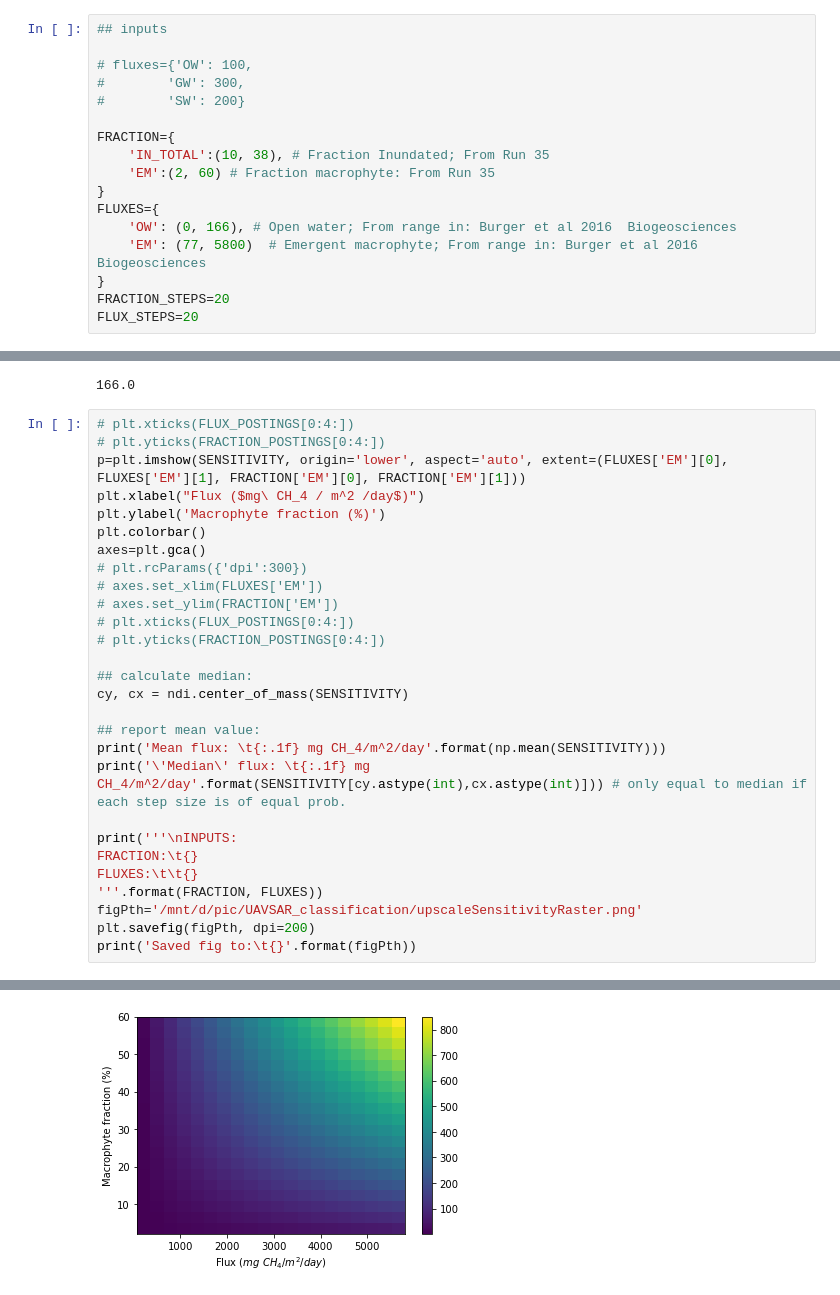
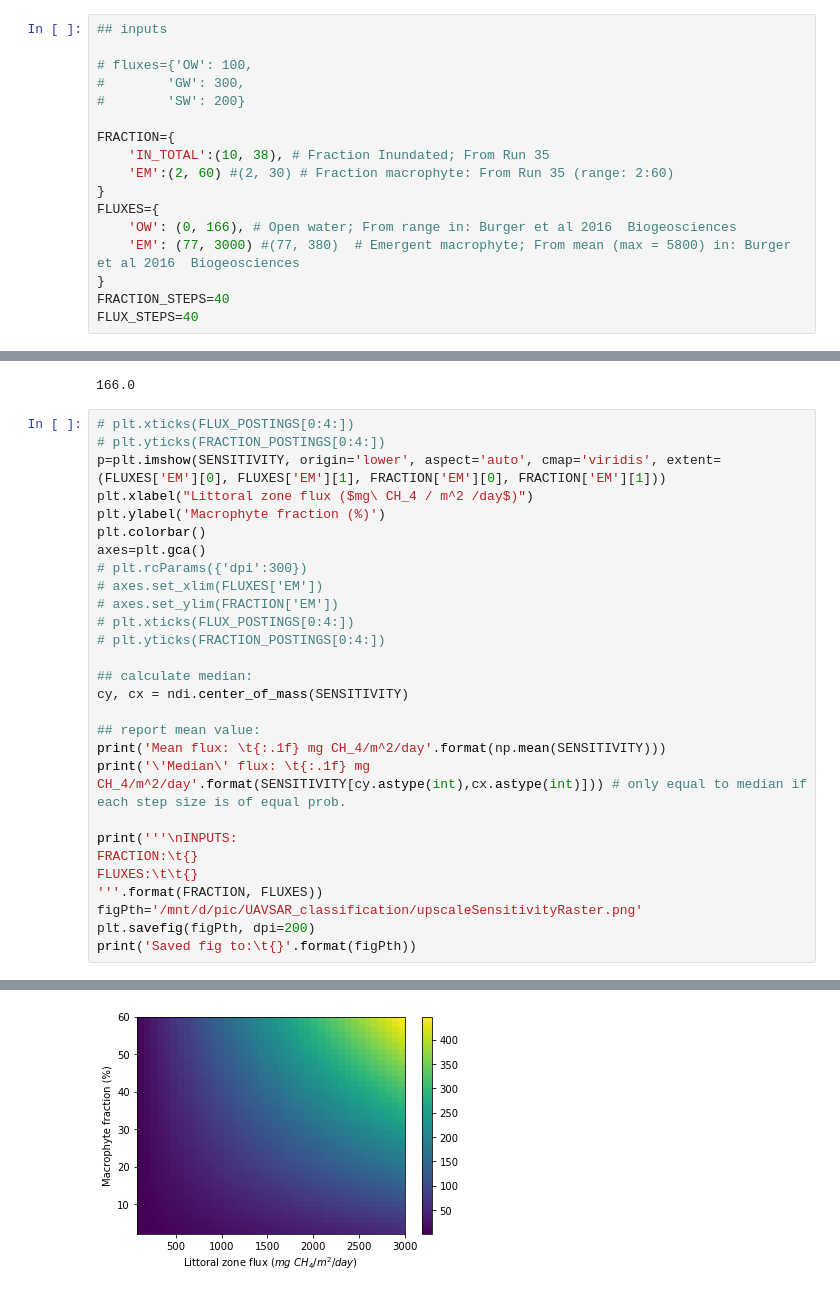
Before and after one commit to ekcomputer/random-wetlands, a Jupyter notebook: analysis/upscaleFromLandcover.ipynb, the cells around one changed output, grey strips where cells are left out. Cells and saved outputs as stored; diff of their text form.

```diff
--- a/analysis/upscaleFromLandcover.ipynb
+++ b/analysis/upscaleFromLandcover.ipynb
@@ -34,14 +36,14 @@ import scipy.ndimage as ndi
 
 FRACTION={
     'IN_TOTAL':(10, 38), # Fraction Inundated; From Run 35
-    'EM':(2, 60) # Fraction macrophyte: From Run 35
+    'EM':(2, 60) #(2, 30) # Fraction macrophyte: From Run 35 (range: 2:60)
 }
 FLUXES={
     'OW': (0, 166), # Open water; From range in: Burger et al 2016	Biogeosciences
-    'EM': (77, 5800)  # Emergent macrophyte; From range in: Burger et al 2016	Biogeosciences
+    'EM': (77, 3000) #(77, 380)  # Emergent macrophyte; From mean (max = 5800) in: Burger et al 2016	Biogeosciences
 }
-FRACTION_STEPS=20
-FLUX_STEPS=20
+FRACTION_STEPS=40
+FLUX_STEPS=40
 # %%
 SENSITIVITY=np.zeros((FRACTION_STEPS, FLUX_STEPS), 'double') # init
 FRACTION_POSTINGS=np.linspace(FRACTION['EM'][0], FRACTION['EM'][1], FRACTION_STEPS)
@@ -61,8 +63,8 @@ FLUX_POSTINGS['OW'][j]
 # %%
 # plt.xticks(FLUX_POSTINGS[0:4:])
 # plt.yticks(FRACTION_POSTINGS[0:4:])
-p=plt.imshow(SENSITIVITY, origin='lower', aspect='auto', extent=(FLUXES['EM'][0], FLUXES['EM'][1], FRACTION['EM'][0], FRACTION['EM'][1]))
-plt.xlabel("Flux ($mg\ CH_4 / m^2 /day$)")
+p=plt.imshow(SENSITIVITY, origin='lower', aspect='auto', cmap='viridis', extent=(FLUXES['EM'][0], FLUXES['EM'][1], FRACTION['EM'][0], FRACTION['EM'][1]))
+plt.xlabel("Littoral zone flux ($mg\ CH_4 / m^2 /day$)")
 plt.ylabel('Macrophyte fraction (%)')
 plt.colorbar()
 axes=plt.gca()
@@ -96,3 +98,3 @@ FLUXES:         {'OW': (0, 166), 'EM': (77, 5800)}
 
 Saved fig to:   /mnt/d/pic/UAVSAR_classification/upscaleSensitivityRaster.png
-[figure, old version]
+[figure, new version]
```
Also changed, not shown: parts of 5 cells of this notebook, 3 other files.
